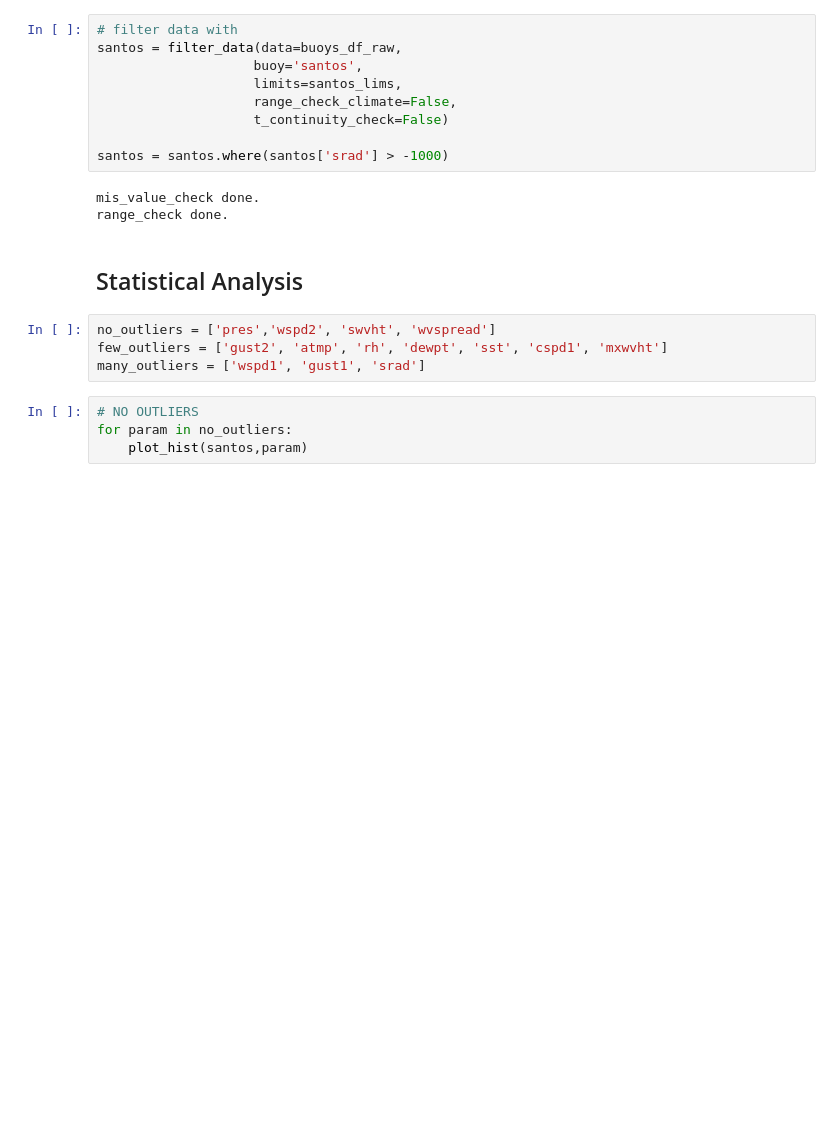
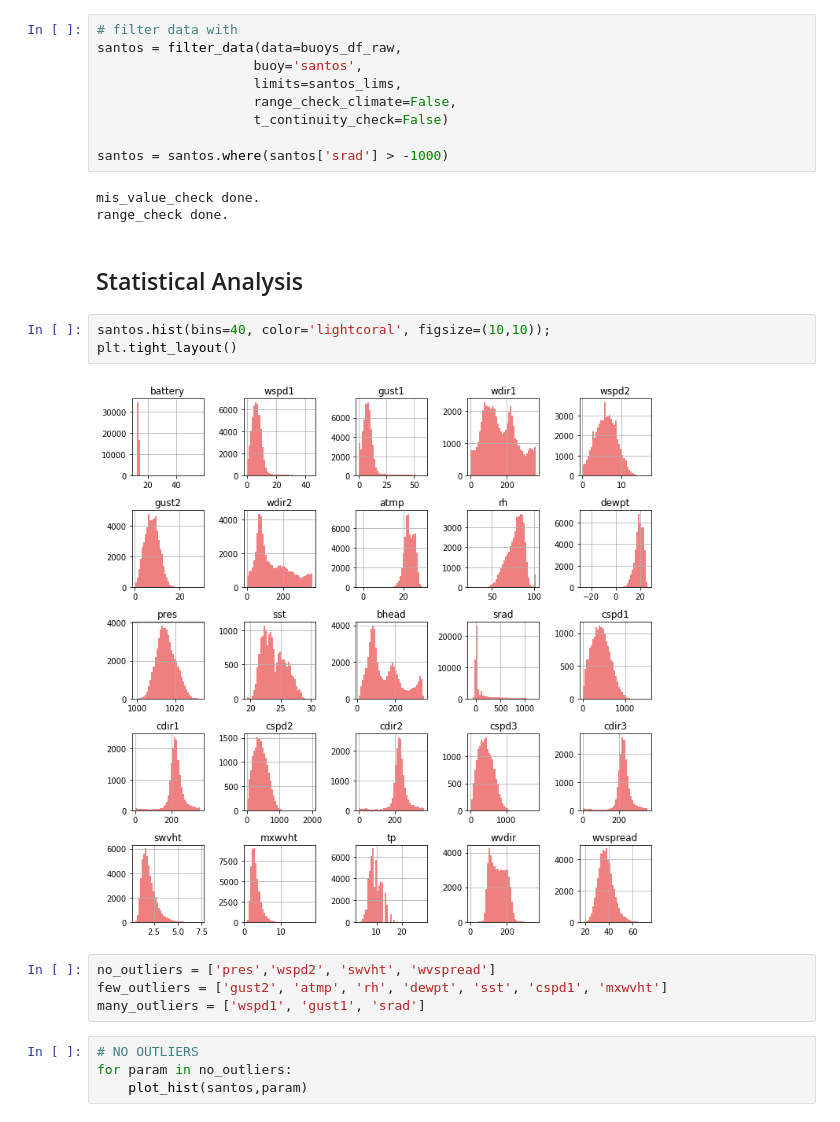
Before and after one commit to PNBOIA-Brasil/pnboia_qc, a Jupyter notebook: notebooks/limits_generation/santos_qc.ipynb, the cells around one changed output. Drawn from its saved outputs; the diff is of its cells as text; blank space fills up the shorter version.

```diff
--- a/notebooks/limits_generation/santos_qc.ipynb
+++ b/notebooks/limits_generation/santos_qc.ipynb
@@ -87,6 +121,11 @@ mis_value_check done.
 range_check done.
 # %% [markdown]
 ## Statistical Analysis
+# %%
+santos.hist(bins=40, color='lightcoral', figsize=(10,10));
+plt.tight_layout()
+# %% [output]
+[figure, added]
 # %%
 no_outliers = ['pres','wspd2', 'swvht', 'wvspread']
 few_outliers = ['gust2', 'atmp', 'rh', 'dewpt', 'sst', 'cspd1', 'mxwvht']
```
Also changed, not shown: parts of 22 cells of this notebook.
